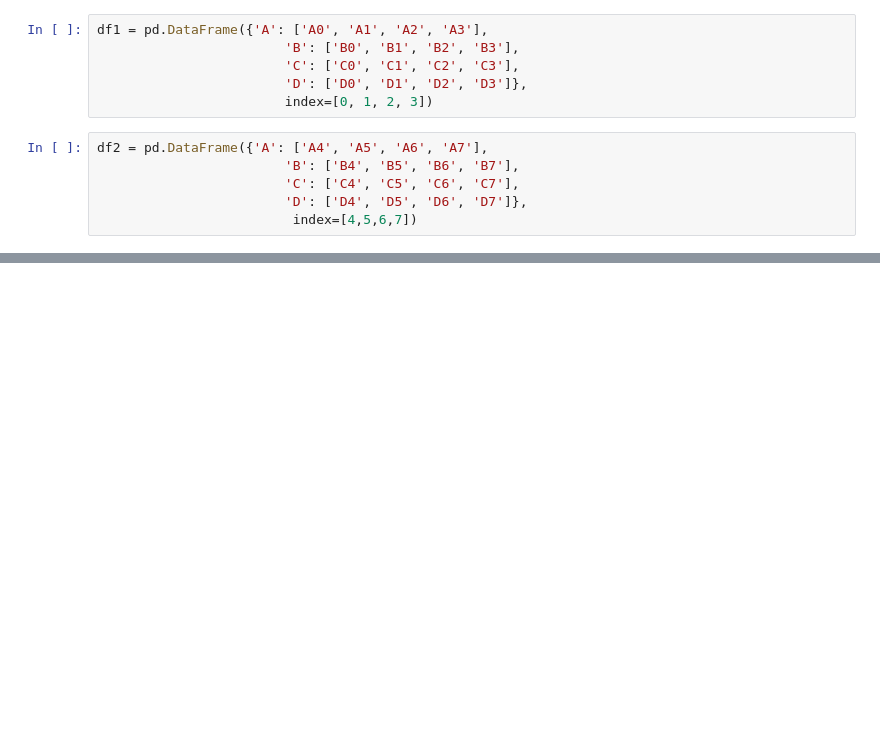
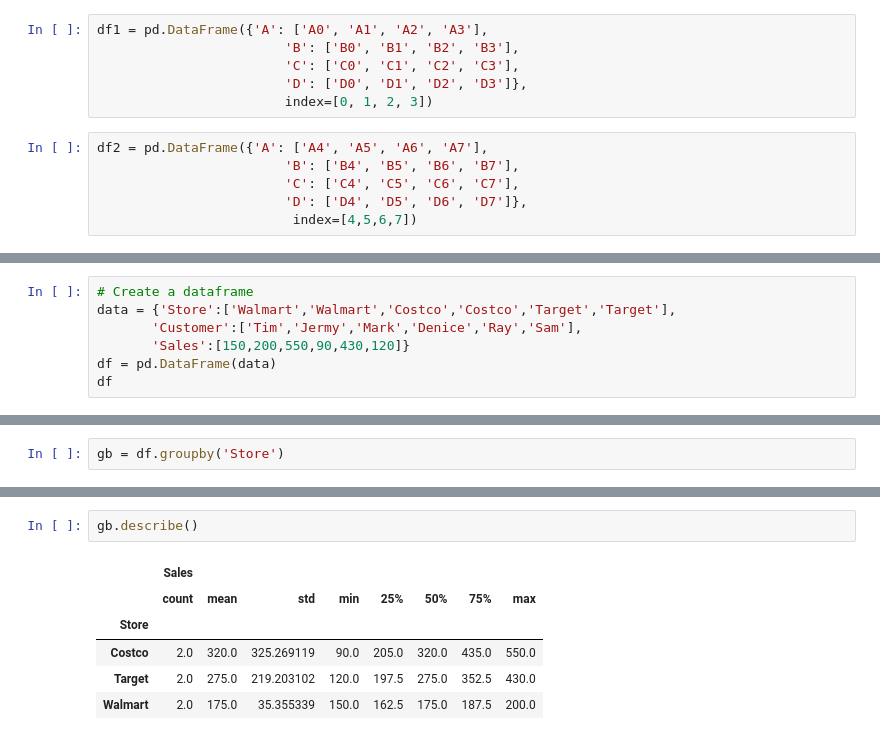
Before and after one commit to rishabhtiwari2048/data-science, a Jupyter notebook: Pandas Essentials.ipynb, the cells around one changed output, grey strips where cells are left out. Drawn from its saved outputs; the diff is of its cells as text; blank space fills up the shorter version.

Commit message:
Completed Group By section of Pandas

```diff
--- a/Pandas Essentials.ipynb
+++ b/Pandas Essentials.ipynb
@@ -962,0 +656,7 @@ pd.concat([df1,df2],axis=0)
+# %%
+# Create a dataframe
+data = {'Store':['Walmart','Walmart','Costco','Costco','Target','Target'],
+       'Customer':['Tim','Jermy','Mark','Denice','Ray','Sam'],
+       'Sales':[150,200,550,90,430,120]}
+df = pd.DataFrame(data)
+df
@@ -962,0 +671,2 @@ pd.concat([df1,df2],axis=0)
+# %%
+gb = df.groupby('Store')
@@ -962,0 +733,9 @@ pd.concat([df1,df2],axis=0)
+# %%
+gb.describe()
+# %% [output]
+|  | Sales |  |  |  |  |  |  |  |
+|  | count | mean | std | min | 25% | 50% | 75% | max |
+| Store |  |  |  |  |  |  |  |  |
+| Costco | 2.0 | 320.0 | 325.269119 | 90.0 | 205.0 | 320.0 | 435.0 | 550.0 |
+| Target | 2.0 | 275.0 | 219.203102 | 120.0 | 197.5 | 275.0 | 352.5 | 430.0 |
+| Walmart | 2.0 | 175.0 | 35.355339 | 150.0 | 162.5 | 175.0 | 187.5 | 200.0 |
```
Also changed, not shown: parts of 68 cells of this notebook.
